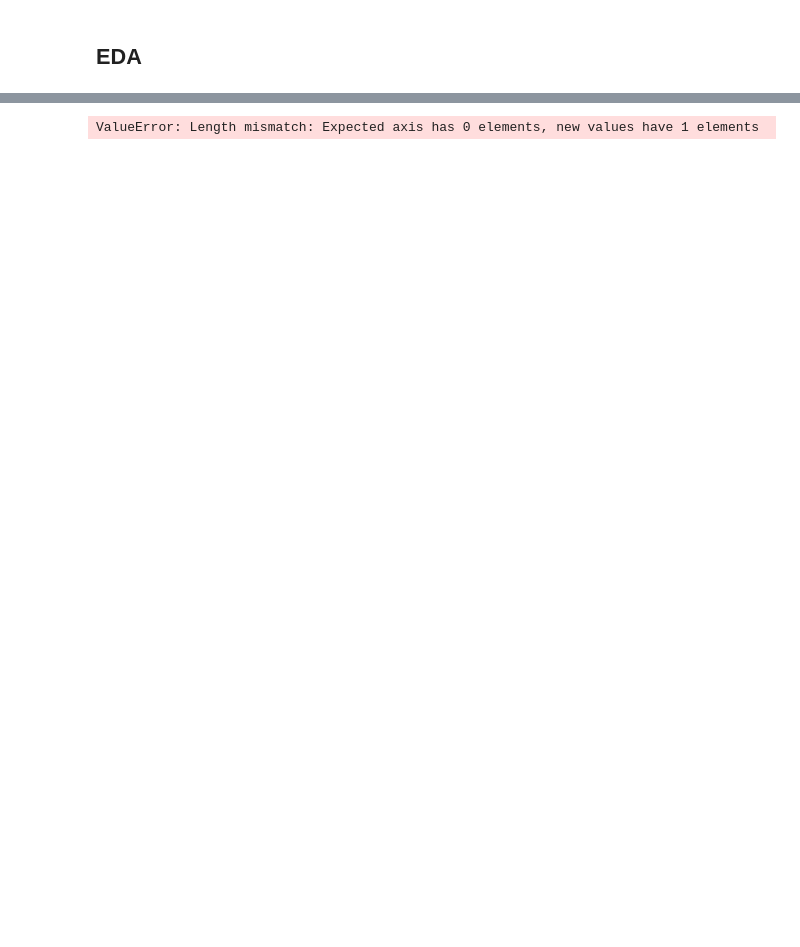
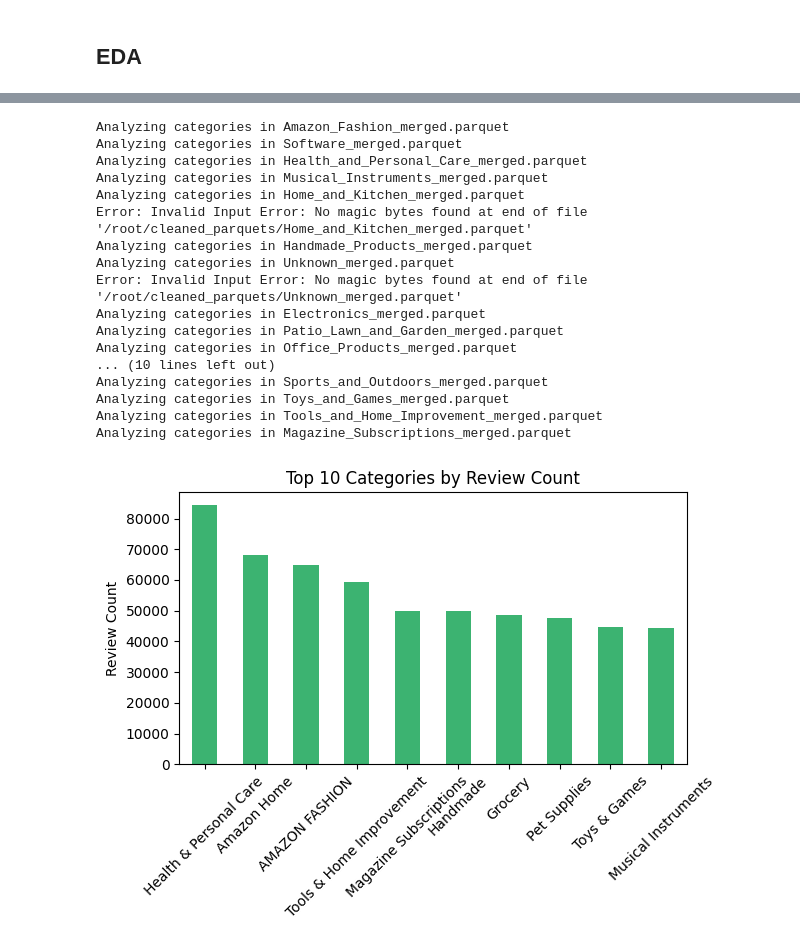
Before and after one commit to Enadiz76/Code, a Jupyter notebook: eda.ipynb, the cells around one changed output, grey strips where cells are left out. Saved outputs shown, nothing was run; the diff lists cells and outputs as text; code cells hidden in the pictures; blank space fills up the shorter version.

```diff
--- a/eda.ipynb
+++ b/eda.ipynb
@@ -105,36 +173,41 @@ plt.show()
 # %%
-from datetime import datetime
-from collections import defaultdict
+from collections import Counter
+import pandas as pd
+import matplotlib.pyplot as plt
 
-year_rating_sum = defaultdict(float)
-year_rating_count = defaultdict(int)
+category_counter = Counter()
 
 for file in all_files:
-    print(f"Analyzing ratings over time in {os.path.basename(file)}")
-    pq_file = pq.ParquetFile(file)
-    for batch in pq_file.iter_batches(batch_size=100_000):
-        df = batch.to_pandas()
-        if 'timestamp' in df.columns and 'rating' in df.columns:
-            # Drop NA values to prevent errors
-            df = df[['timestamp', 'rating']].dropna()
-            df['year'] = df['timestamp'].apply(lambda ts: datetime.utcfromtimestamp(ts).year)
-            for year, group in df.groupby('year'):
-                year_rating_sum[year] += group['rating'].sum()
-                year_rating_count[year] += len(group)
+    print(f"Analyzing categories in {os.path.basename(file)}")
+    try:
+        df = duckdb.sql(f"SELECT main_category FROM '{file}' WHERE main_category IS NOT NULL LIMIT 50000").df()
+        category_counter.update(df['main_category'].value_counts().to_dict())
+    except Exception as e:
+        print(f"Error: {e}")
 
-# Compute averages
-avg_ratings_by_year = {
-    year: year_rating_sum[year] / year_rating_count[year]
-    for year in year_rating_sum
-}
-
-# Plot
-year_series = pd.Series(avg_ratings_by_year).sort_index()
-year_series.plot(kind='line', marker='o', title='Average Star Rating Per Year')
-plt.xlabel("Year")
-plt.ylabel("Average Rating")
-plt.grid(True)
+# Plot top 10
+category_series = pd.Series(category_counter).sort_values(ascending=False).head(10)
+category_series.plot(kind='bar', title='Top 10 Categories by Review Count', color='mediumseagreen')
+plt.ylabel("Review Count")
+plt.xticks(rotation=45)
 plt.tight_layout()
 plt.show()
 # %% [output]
-ValueError: Length mismatch: Expected axis has 0 elements, new values have 1 elements
+Analyzing categories in Amazon_Fashion_merged.parquet
+Analyzing categories in Software_merged.parquet
+Analyzing categories in Health_and_Personal_Care_merged.parquet
+Analyzing categories in Musical_Instruments_merged.parquet
+Analyzing categories in Home_and_Kitchen_merged.parquet
+Error: Invalid Input Error: No magic bytes found at end of file '/root/cleaned_parquets/Home_and_Kitchen_merged.parquet'
+Analyzing categories in Handmade_Products_merged.parquet
+Analyzing categories in Unknown_merged.parquet
+Error: Invalid Input Error: No magic bytes found at end of file '/root/cleaned_parquets/Unknown_merged.parquet'
+Analyzing categories in Electronics_merged.parquet
+Analyzing categories in Patio_Lawn_and_Garden_merged.parquet
+Analyzing categories in Office_Products_merged.parquet
+... (10 lines left out)
+Analyzing categories in Sports_and_Outdoors_merged.parquet
+Analyzing categories in Toys_and_Games_merged.parquet
+Analyzing categories in Tools_and_Home_Improvement_merged.parquet
+Analyzing categories in Magazine_Subscriptions_merged.parquet
+[figure, added]
```
Also changed, not shown: parts of 7 cells of this notebook, 3 other files.
